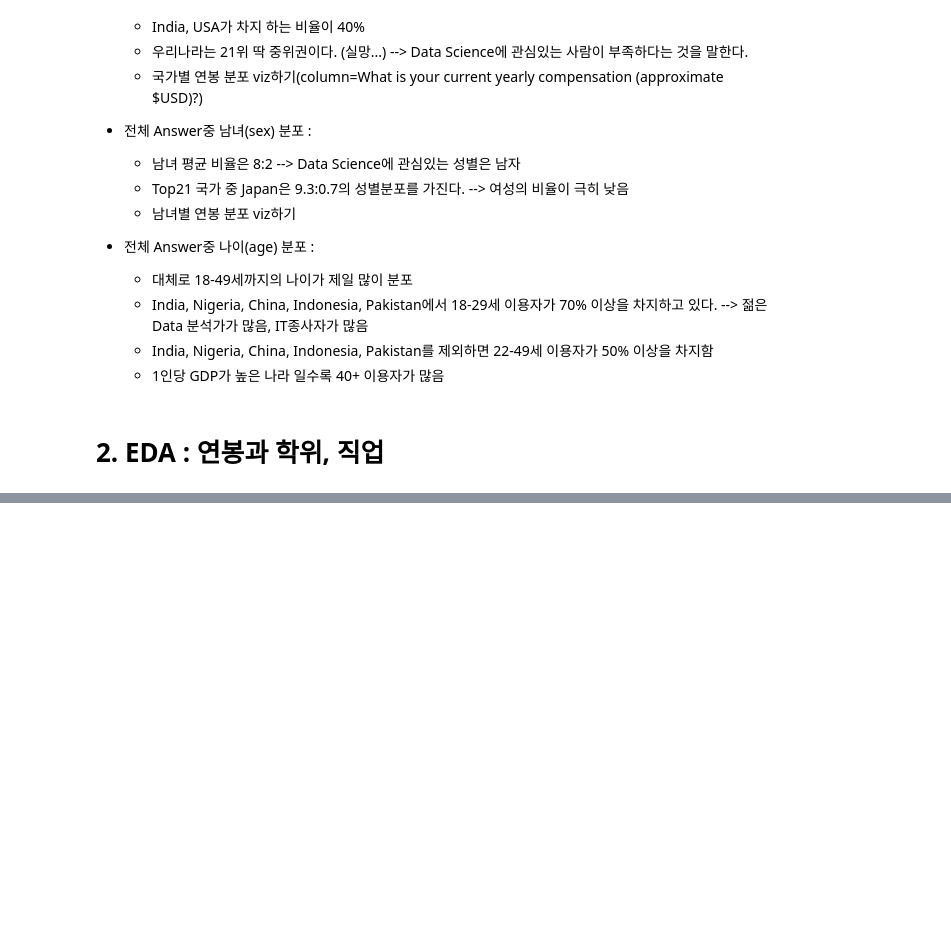
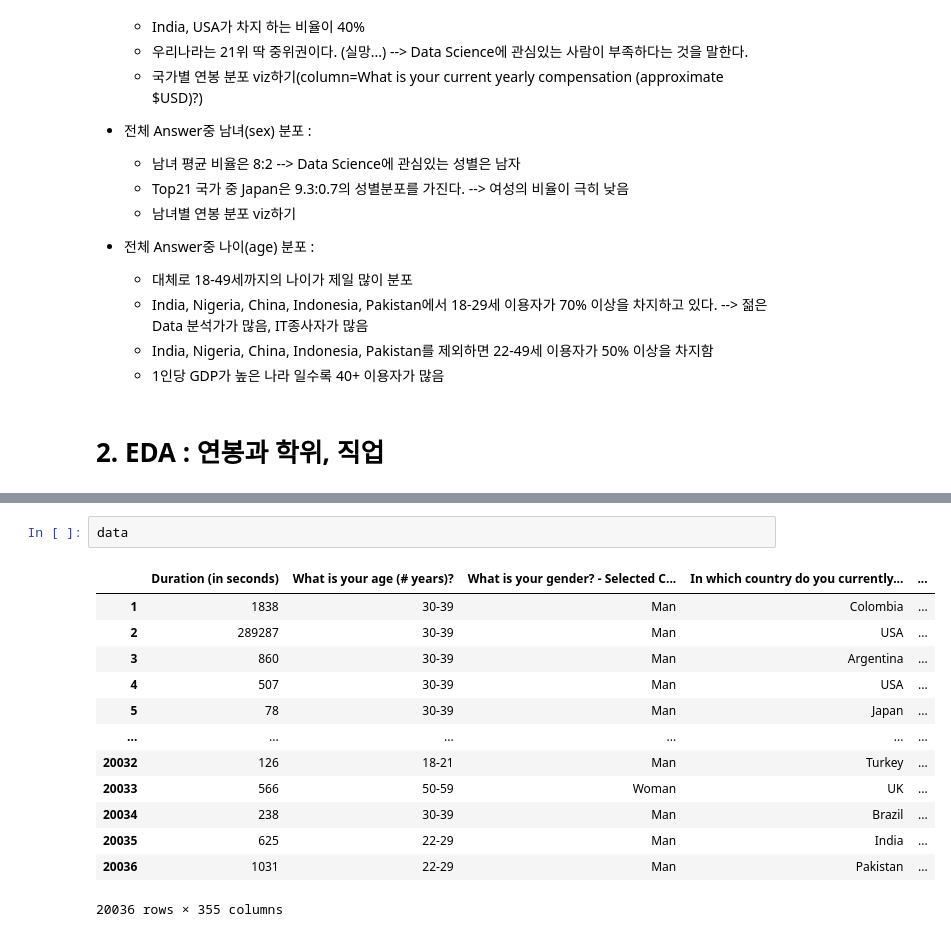
Before and after one commit to O-Kpy/Project, a Jupyter notebook: Kaggle_Survey_viz_Project.ipynb, the cells around one changed output, grey strips where cells are left out. Saved outputs shown, nothing was run; the diff lists cells and outputs as text; blank space fills up the shorter version.

```diff
--- a/Kaggle_Survey_viz_Project.ipynb
+++ b/Kaggle_Survey_viz_Project.ipynb
@@ -125,0 +158,16 @@ Text(0.5, 0.98, 'Distribution of Age by country')
+# %%
+data
+# %% [output]
+|  | Duration (in seconds) | What is your age (# years)? | What is your gender? - Selected C... | In which country do you currently... | ... |
+| 1 | 1838 | 30-39 | Man | Colombia | ... |
+| 2 | 289287 | 30-39 | Man | USA | ... |
+| 3 | 860 | 30-39 | Man | Argentina | ... |
+| 4 | 507 | 30-39 | Man | USA | ... |
+| 5 | 78 | 30-39 | Man | Japan | ... |
+| ... | ... | ... | ... | ... | ... |
+| 20032 | 126 | 18-21 | Man | Turkey | ... |
+| 20033 | 566 | 50-59 | Woman | UK | ... |
+| 20034 | 238 | 30-39 | Man | Brazil | ... |
+| 20035 | 625 | 22-29 | Man | India | ... |
+| 20036 | 1031 | 22-29 | Man | Pakistan | ... |
+20036 rows × 355 columns
```
Also changed, not shown: parts of 5 cells of this notebook.
